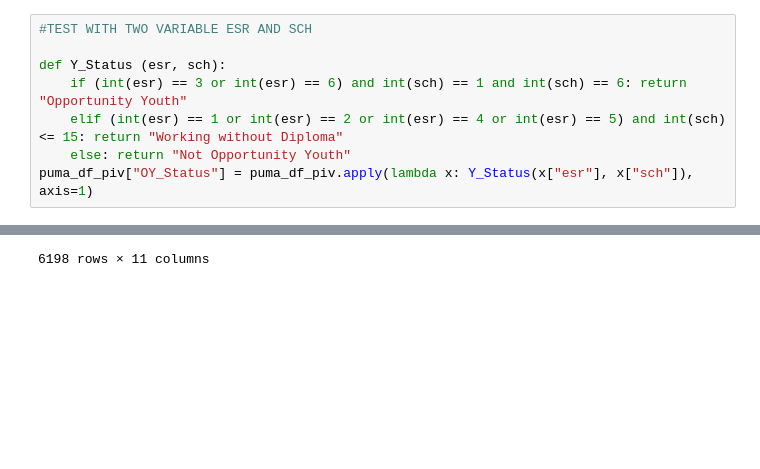
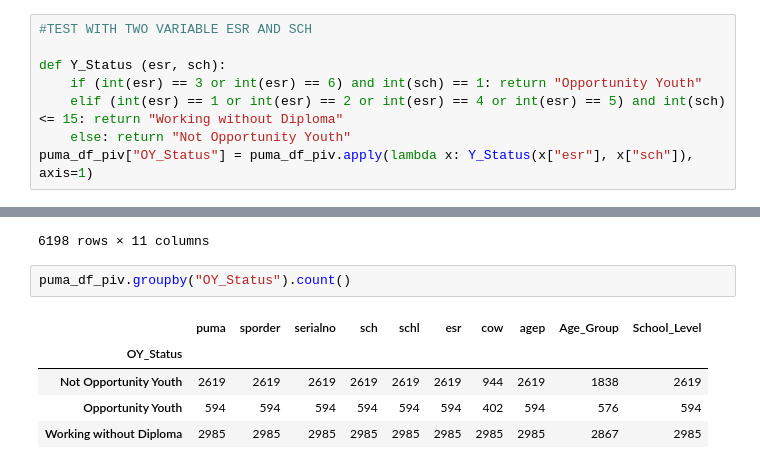
Before and after one commit to ghPRao/Opportunity-Youth, a Jupyter notebook: Will Backup.ipynb, the cells around one changed output, grey strips where cells are left out. Drawn from its saved outputs; the diff is of its cells as text; blank space fills up the shorter version.

Commit message:
Bug fix for OY_Status

```diff
--- a/Will Backup.ipynb
+++ b/Will Backup.ipynb
@@ -381,7 +381,7 @@ puma_df_piv["Work_Status"] = puma_df_piv["esr", "sch"].apply(Y_Status)
 #TEST WITH TWO VARIABLE ESR AND SCH
 
 def Y_Status (esr, sch):
-    if (int(esr) == 3 or int(esr) == 6) and int(sch) == 1 and int(sch) == 6: return "Opportunity Youth"
+    if (int(esr) == 3 or int(esr) == 6) and int(sch) == 1: return "Opportunity Youth"
     elif (int(esr) == 1 or int(esr) == 2 or int(esr) == 4 or int(esr) == 5) and int(sch) <= 15: return "Working without Diploma"
     else: return "Not Opportunity Youth"
 puma_df_piv["OY_Status"] = puma_df_piv.apply(lambda x: Y_Status(x["esr"], x["sch"]), axis=1)
@@ -401,3 +401,11 @@ puma_df_piv
 | 6196 | 11613 | 01 | 2017001530818 | 1 | 21 | 1 | 1 | 23.0 | 21-24 | Degree (Associate or higher) | ... |
 | 6197 | 11607 | 01 | 2017001532535 | 2 | 16 | 6 | 1 | 19.0 | 19-21 | HS diploma or GED | ... |
 6198 rows × 11 columns
+# %%
+puma_df_piv.groupby("OY_Status").count()
+# %% [output]
+|  | puma | sporder | serialno | sch | schl | esr | cow | agep | Age_Group | School_Level |
+| OY_Status |  |  |  |  |  |  |  |  |  |  |
+| Not Opportunity Youth | 2619 | 2619 | 2619 | 2619 | 2619 | 2619 | 944 | 2619 | 1838 | 2619 |
+| Opportunity Youth | 594 | 594 | 594 | 594 | 594 | 594 | 402 | 594 | 576 | 594 |
+| Working without Diploma | 2985 | 2985 | 2985 | 2985 | 2985 | 2985 | 2985 | 2985 | 2867 | 2985 |
```
Also changed, not shown: parts of 1 cell of this notebook.
